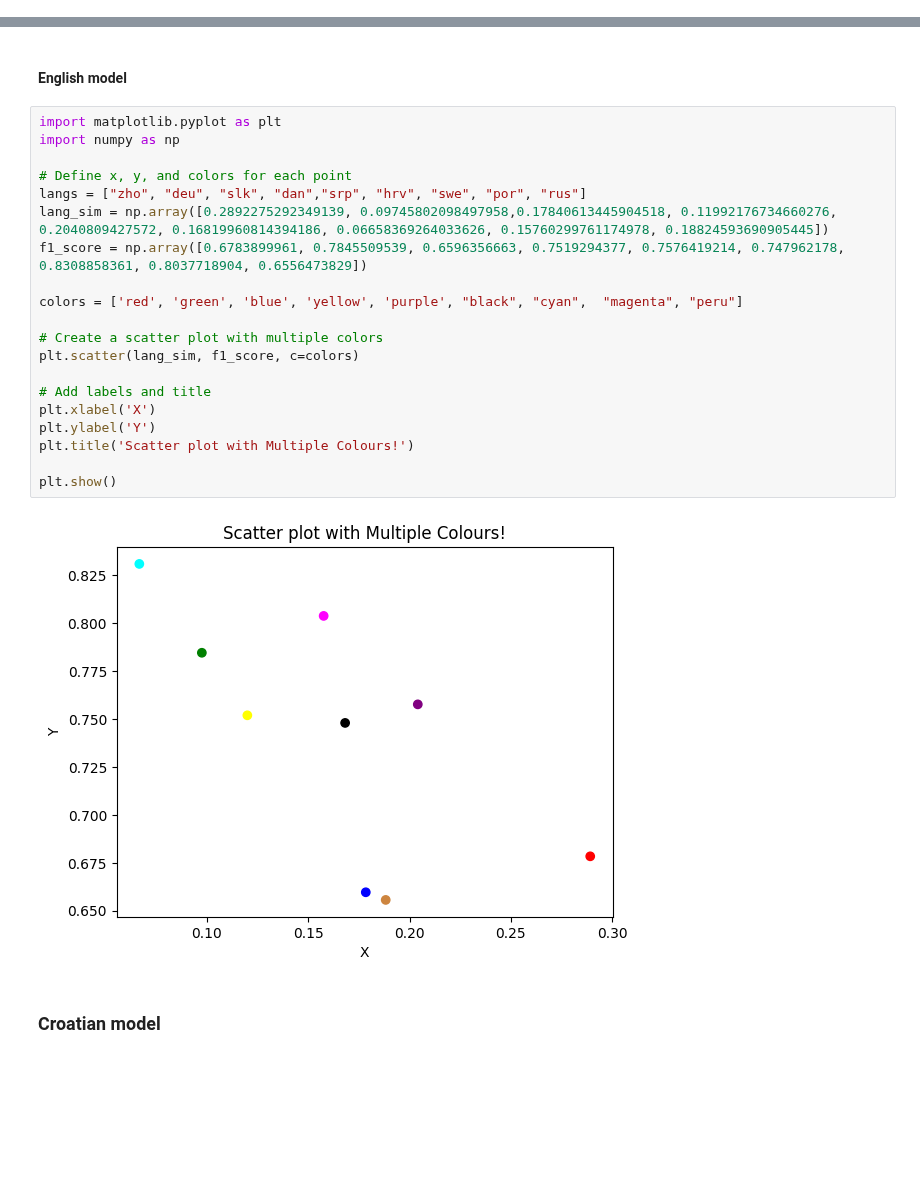
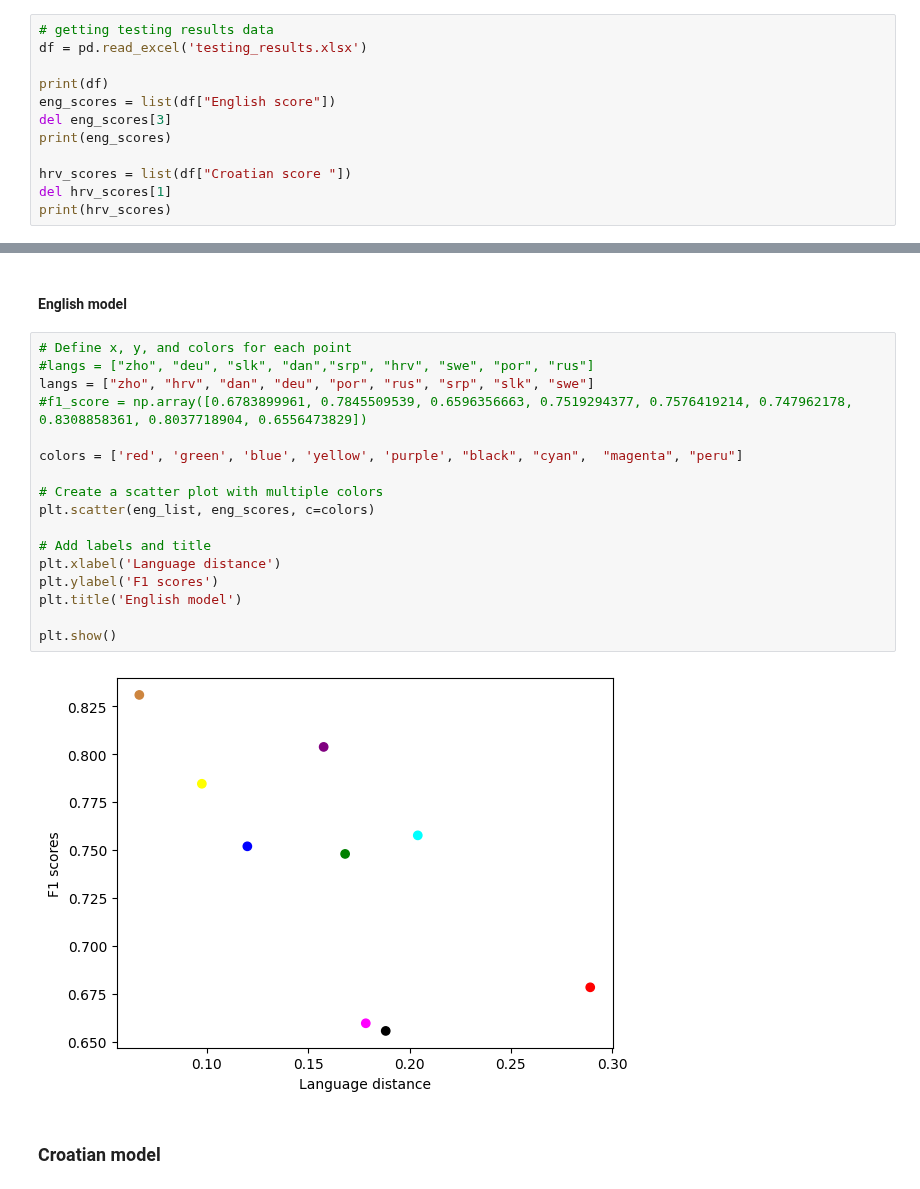
Before and after one commit to Mluonium/NLP-Final-Project, a Jupyter notebook: 08_lang_sim.ipynb, the cells around one changed output, grey strips where cells are left out. Drawn from its saved outputs; the diff is of its cells as text; blank space fills up the shorter version.

```diff
--- a/08_lang_sim.ipynb
+++ b/08_lang_sim.ipynb
@@ -128,3 +166,15 @@ Which is best for us?
 - Depends on whether we want to prioritize capturing the maximum information from each language embedding (union) or preserving the individual characteristics of each embedding (concatenation)
 # %% [markdown]
 ### Displaying results and land sim
+# %%
+# getting testing results data
+df = pd.read_excel('testing_results.xlsx')
+
+print(df)
+eng_scores = list(df["English score"])
+del eng_scores[3]
+print(eng_scores)
+
+hrv_scores = list(df["Croatian score "])
+del hrv_scores[1]
+print(hrv_scores)
@@ -131,27 +199,24 @@ Which is best for us?
 # %% [markdown]
 #### English model
 # %%
-import matplotlib.pyplot as plt
-import numpy as np
-
 # Define x, y, and colors for each point
-langs = ["zho", "deu", "slk", "dan","srp", "hrv", "swe", "por", "rus"]
-lang_sim = np.array([0.2892275292349139, 0.09745802098497958,0.17840613445904518, 0.11992176734660276,  0.2040809427572, 0.16819960814394186, 0.06658369264033626, 0.15760299761174978, 0.18824593690905445])
-f1_score = np.array([0.6783899961, 0.7845509539, 0.6596356663, 0.7519294377, 0.7576419214, 0.747962178, 0.8308858361, 0.8037718904, 0.6556473829])
+#langs = ["zho", "deu", "slk", "dan","srp", "hrv", "swe", "por", "rus"]
+langs = ["zho", "hrv", "dan", "deu", "por", "rus", "srp", "slk", "swe"]
+#f1_score = np.array([0.6783899961, 0.7845509539, 0.6596356663, 0.7519294377, 0.7576419214, 0.747962178, 0.8308858361, 0.8037718904, 0.6556473829])
 
 colors = ['red', 'green', 'blue', 'yellow', 'purple', "black", "cyan",  "magenta", "peru"]
 
 # Create a scatter plot with multiple colors
-plt.scatter(lang_sim, f1_score, c=colors)
+plt.scatter(eng_list, eng_scores, c=colors)
 
 # Add labels and title
-plt.xlabel('X')
-plt.ylabel('Y')
-plt.title('Scatter plot with Multiple Colours!')
+plt.xlabel('Language distance')
+plt.ylabel('F1 scores')
+plt.title('English model')
 
 plt.show()
 # %% [output]
-[figure, old version]
+[figure, new version]
 # %% [markdown]
 ### Croatian model
 # %%
```
Also changed, not shown: parts of 5 cells of this notebook.
